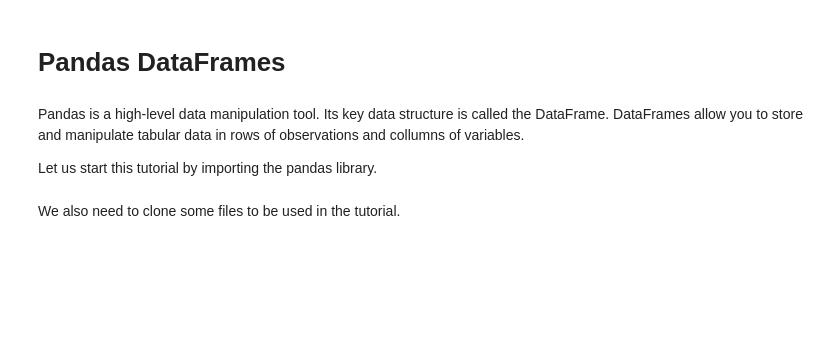
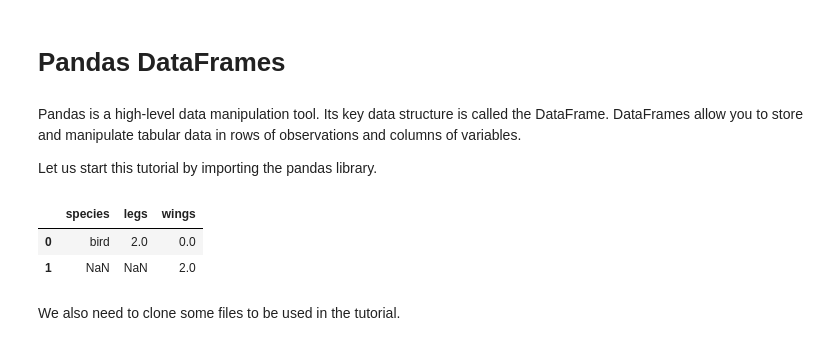
Before and after one commit to mkjubran/IntroToPython-NonIT, a Jupyter notebook: StatisticsforDataScience.ipynb, the cells around one changed output. Saved outputs shown, nothing was run; the diff lists cells and outputs as text; code cells hidden in the pictures; blank space fills up the shorter version.

```diff
--- a/StatisticsforDataScience.ipynb
+++ b/StatisticsforDataScience.ipynb
@@ -8,12 +8,26 @@ By the end of this tutorial, you will be able to:
 # %% [markdown]
 # Pandas DataFrames
 # %% [markdown]
-Pandas is a high-level data manipulation tool. Its key data structure is called the DataFrame. DataFrames allow you to store and manipulate tabular data in rows of observations and collumns of variables.
+Pandas is a high-level data manipulation tool. Its key data structure is called the DataFrame. DataFrames allow you to store and manipulate tabular data in rows of observations and columns of variables.
 
 Let us start this tutorial by importing the pandas library.
 # %%
 ## importing the pandas library
 import pandas as pd
+# %%
+import numpy as np
+df = pd.DataFrame([('bird', 2, 2),
+                   ('mammal', 4, np.nan),
+                   ('arthropod', 8, 0),
+                   ('bird', 2, np.nan)],
+                  index=('falcon', 'horse', 'spider', 'ostrich'),
+                  columns=('species', 'legs', 'wings'))
+
+df.mode()
+# %% [output]
+|  | species | legs | wings |
+| 0 | bird | 2.0 | 0.0 |
+| 1 | NaN | NaN | 2.0 |
 # %% [markdown]
 We also need to clone some files to be used in the tutorial.
 # %%
```
Also changed, not shown: parts of 35 cells of this notebook.
